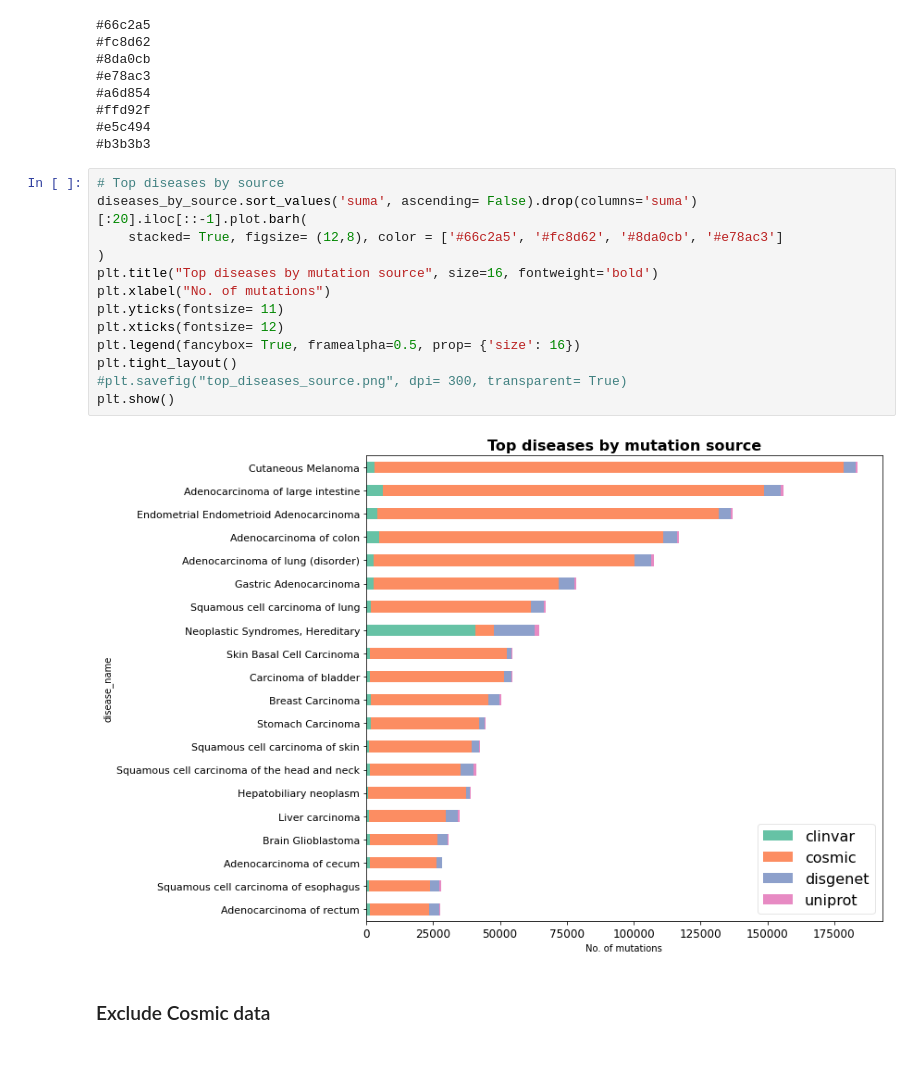
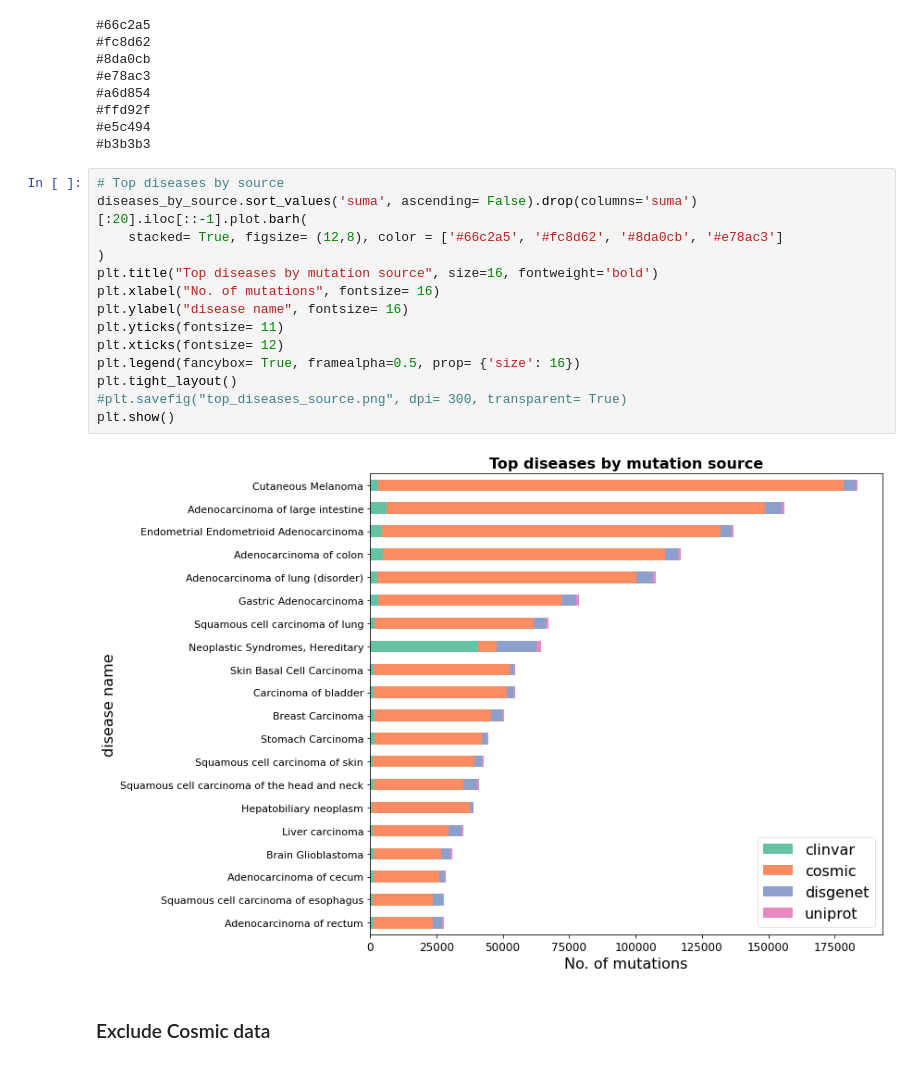
Before and after one commit to alvaro-2/mutations, a Jupyter notebook: scripts/mesh/mesh_data.ipynb, the cells around one changed output. Cells and saved outputs as stored; diff of their text form.

```diff
--- a/scripts/mesh/mesh_data.ipynb
+++ b/scripts/mesh/mesh_data.ipynb
@@ -233,18 +233,19 @@ for i in range(cmap.N):
 # %%
 # Top diseases by source
 diseases_by_source.sort_values('suma', ascending= False).drop(columns='suma')[:20].iloc[::-1].plot.barh(
     stacked= True, figsize= (12,8), color = ['#66c2a5', '#fc8d62', '#8da0cb', '#e78ac3']
 )
 plt.title("Top diseases by mutation source", size=16, fontweight='bold')
-plt.xlabel("No. of mutations")
+plt.xlabel("No. of mutations", fontsize= 16)
+plt.ylabel("disease name", fontsize= 16)
 plt.yticks(fontsize= 11)
 plt.xticks(fontsize= 12)
 plt.legend(fancybox= True, framealpha=0.5, prop= {'size': 16})
 plt.tight_layout()
 #plt.savefig("top_diseases_source.png", dpi= 300, transparent= True)
 plt.show()
 # %% [output]
-[figure, old version]
+[figure, new version]
 # %% [markdown]
 ### Exclude Cosmic data
 # %%
```
Also changed, not shown: parts of 1 cell of this notebook, 1 other file.
